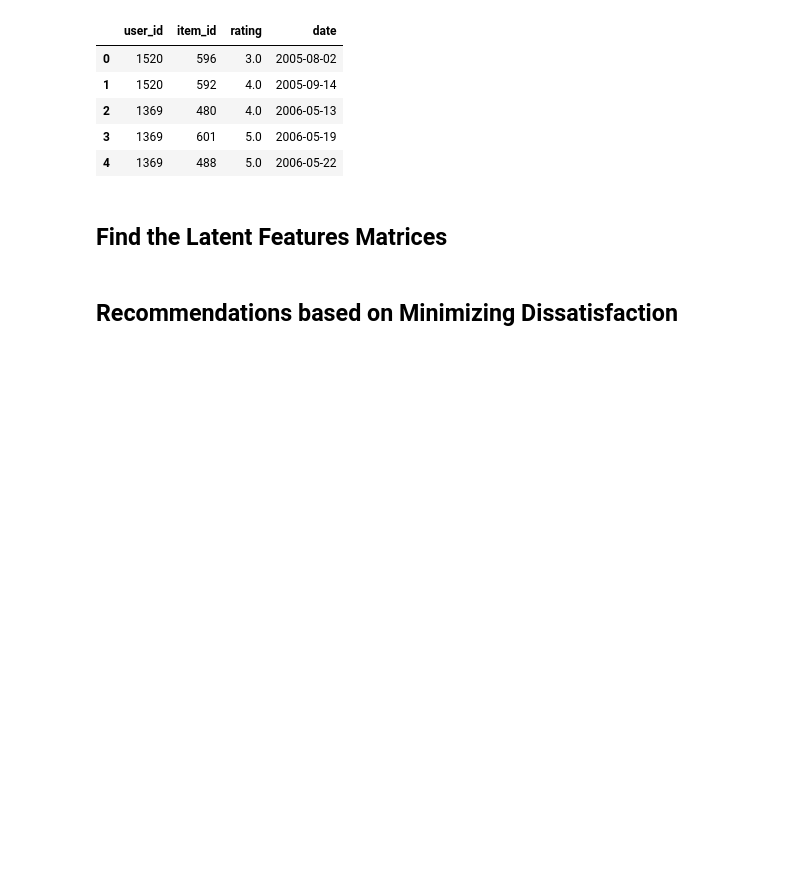
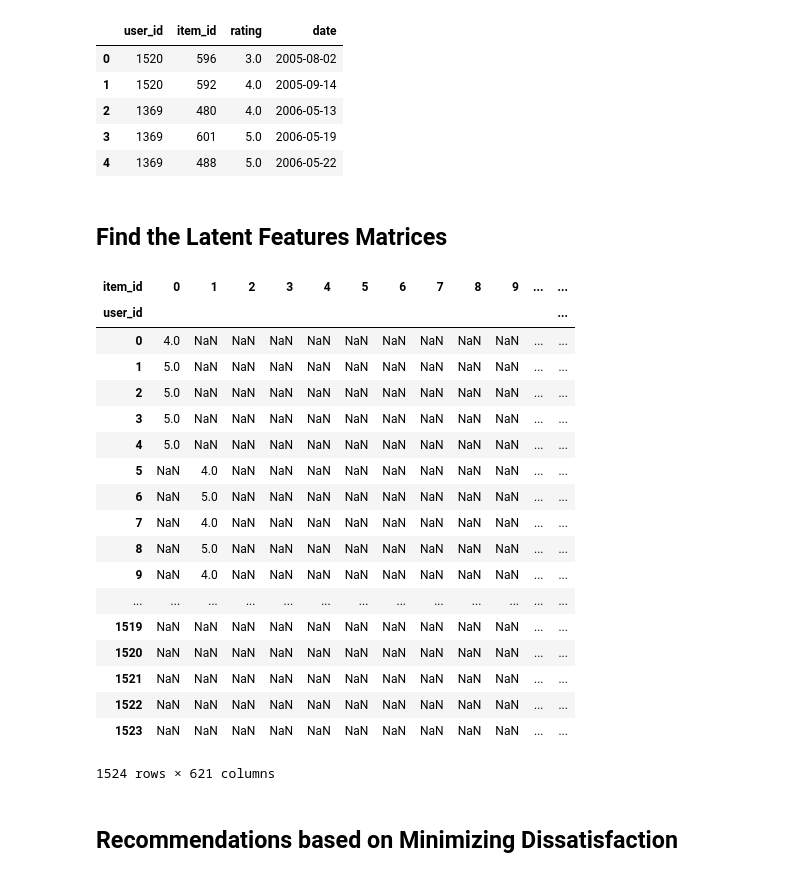
Before and after one commit to Gnishimura/We_Eat, a Jupyter notebook: a_to_z.ipynb, the cells around one changed output. Cells and saved outputs as stored; diff of their text form; code cells hidden in the pictures; blank space fills up the shorter version.

```diff
--- a/a_to_z.ipynb
+++ b/a_to_z.ipynb
@@ -62,6 +62,28 @@ if_df = recommender.itemFactors.toPandas()
 user_factors_array = np.array(uf_df['features'].tolist())
 # %%
 item_factors_array = np.array(if_df['features'].tolist())
+# %%
+pandas_als_df.pivot_table('rating','user_id','item_id')
+# %% [output]
+| item_id | 0 | 1 | 2 | 3 | 4 | 5 | 6 | 7 | 8 | 9 | ... | ... |
+| user_id |  |  |  |  |  |  |  |  |  |  |  | ... |
+| 0 | 4.0 | NaN | NaN | NaN | NaN | NaN | NaN | NaN | NaN | NaN | ... | ... |
+| 1 | 5.0 | NaN | NaN | NaN | NaN | NaN | NaN | NaN | NaN | NaN | ... | ... |
+| 2 | 5.0 | NaN | NaN | NaN | NaN | NaN | NaN | NaN | NaN | NaN | ... | ... |
+| 3 | 5.0 | NaN | NaN | NaN | NaN | NaN | NaN | NaN | NaN | NaN | ... | ... |
+| 4 | 5.0 | NaN | NaN | NaN | NaN | NaN | NaN | NaN | NaN | NaN | ... | ... |
+| 5 | NaN | 4.0 | NaN | NaN | NaN | NaN | NaN | NaN | NaN | NaN | ... | ... |
+| 6 | NaN | 5.0 | NaN | NaN | NaN | NaN | NaN | NaN | NaN | NaN | ... | ... |
+| 7 | NaN | 4.0 | NaN | NaN | NaN | NaN | NaN | NaN | NaN | NaN | ... | ... |
+| 8 | NaN | 5.0 | NaN | NaN | NaN | NaN | NaN | NaN | NaN | NaN | ... | ... |
+| 9 | NaN | 4.0 | NaN | NaN | NaN | NaN | NaN | NaN | NaN | NaN | ... | ... |
+| ... | ... | ... | ... | ... | ... | ... | ... | ... | ... | ... | ... | ... |
+| 1519 | NaN | NaN | NaN | NaN | NaN | NaN | NaN | NaN | NaN | NaN | ... | ... |
+| 1520 | NaN | NaN | NaN | NaN | NaN | NaN | NaN | NaN | NaN | NaN | ... | ... |
+| 1521 | NaN | NaN | NaN | NaN | NaN | NaN | NaN | NaN | NaN | NaN | ... | ... |
+| 1522 | NaN | NaN | NaN | NaN | NaN | NaN | NaN | NaN | NaN | NaN | ... | ... |
+| 1523 | NaN | NaN | NaN | NaN | NaN | NaN | NaN | NaN | NaN | NaN | ... | ... |
+1524 rows × 621 columns
 # %% [markdown]
 ## Recommendations based on Minimizing Dissatisfaction
 # %% [markdown]
```
Also changed, not shown: parts of 37 cells of this notebook.
